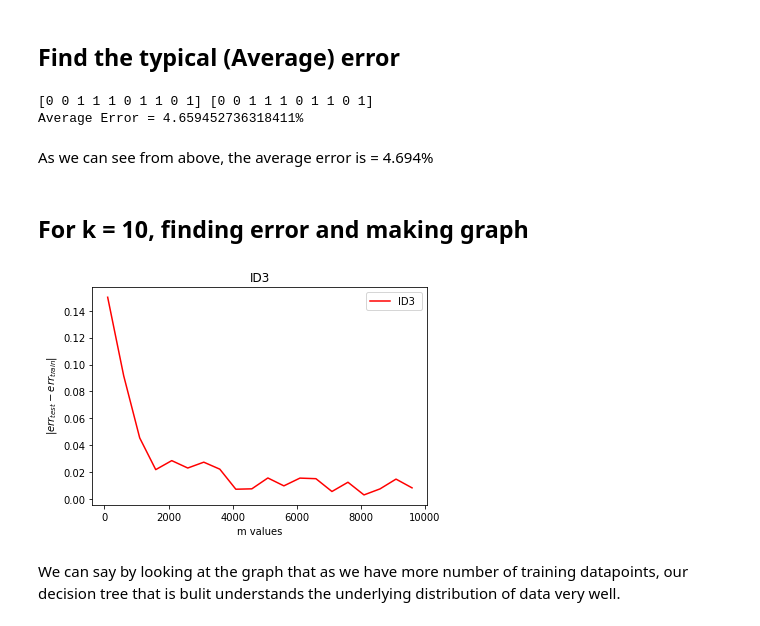
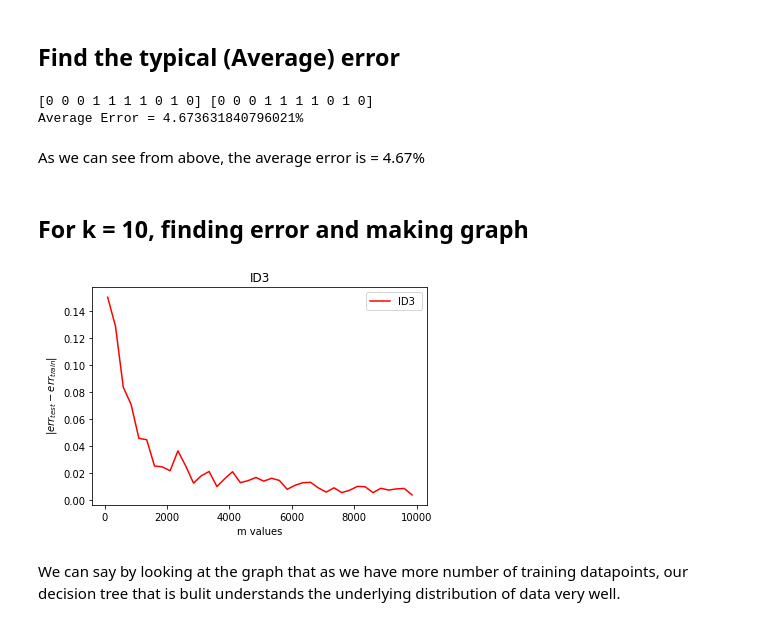
Before and after one commit to harsh-bhatt-25/ML_CS536, a Jupyter notebook: Assignment 2/Decision Trees.ipynb, the cells around one changed output. Saved outputs shown, nothing was run; the diff lists cells and outputs as text; code cells hidden in the pictures.

```diff
--- a/Assignment 2/Decision Trees.ipynb
+++ b/Assignment 2/Decision Trees.ipynb
@@ -13,10 +13,13 @@ import numpy as np
 import matplotlib.pyplot as plt
 from sklearn.model_selection import train_test_split
 # %%
+# Here we are generating dataset according to the scheme specified in question 1a.
+
 class GenerateDataset:
 
     def __init__(self, k):
         self.weights, self.y_array, self.x_array = [], [], []
+
         # Generate Weights
         weight_sum = 0
         for i in range(2, k + 1):
@@ -27,6 +30,7 @@ class GenerateDataset:
             self.weights.append(wi)
 
     def generate_y_values(self, x_values, k):
+        # According to the x values generated, we are generating the labels for a particular datapoint.
         check_sum = 0
         y = -1
         for i in range(1, k):
@@ -38,6 +42,7 @@ class GenerateDataset:
         return y
 
     def generate_data_points(self, k):
+        # Generate x values for a row and subsequently generate the labels calling the above function.
         x_values = [choices([0, 1], [0.5, 0.5])[0]]
 
         for i in range(1, k):
@@ -47,10 +52,14 @@ class GenerateDataset:
         self.x_array.append(x_values)
 
     def generate(self, m, k):
+        # Here we get the m and k values through which the dataset is generated.
         for i in range(m):
             self.generate_data_points(k)
         return np.array(self.x_array), np.array(self.y_array)
+
+# An example of dataset generated with 4 features and 10 datapoints.
 obj = GenerateDataset(4)
-a, b = obj.generate(10, 4)
-print(a,b)
+x, y = obj.generate(10, 4)
+print(x)
+print(y)
 # %% [output]
@@ -230,3 +251,16 @@ myerror = error(y_train, y_pred)
 print("Error on training data is ", myerror)
 # %% [output]
 Error on training data is  0.0
+# %%
+x, y = np.array([[0,0,1,1,1,1,1,1,1,0,0,1,1,0,0,1,1,1,0,1,0]
+,[0,0,0,0,0,1,1,1,1,1,1,1,1,0,0,0,0,1,1,0,1]
+,[0,1,1,1,1,1,1,0,1,1,0,0,1,1,1,1,0,0,1,1,0]
+,[0,0,0,1,1,1,1,1,1,0,0,0,0,1,1,0,1,0,0,1,1]
+,[1,1,1,1,1,1,0,1,0,0,0,0,1,1,1,1,1,0,1,1,0]
+,[1,1,1,0,0,0,0,0,1,1,1,1,1,1,1,1,0,1,1,0,1]
+,[0,0,1,1,1,1,1,1,1,1,1,1,1,1,1,1,1,1,0,1,0]
+,[1,1,1,0,0,0,1,1,1,1,0,0,1,1,0,1,1,0,0,0,1]
+,[0,1,0,0,1,1,1,0,0,1,0,0,0,0,0,1,1,0,1,0,1]
+,[1,1,1,1,1,1,1,1,0,1,1,1,1,1,1,0,0,1,1,0,1]]), np.array([1,0,1,1,0,1,1,1,1,1])
+clf.train(x, y)
+clf.print_tree(clf.root)
@@ -274,7 +323,7 @@ def average_error(y):
     average = total / len(y)
     return average * 100
 
-# As we have made a decision tree in the previous question, we would just use that tree to test our data now.
+# As we have fit a decision tree in the previous question, we would just use that tree to test our data now.
 y = []
 i = 0
 while i <= 200:
@@ -288,13 +337,13 @@ while i <= 200:
 
     i += 1
 
-print(y_test[:10], y_pred[:10])
+print("Some original labels: {}, Corresponding Predictions: {}".format(y_test[:10], y_pred[:10]))
 print("Average Error = {}%".format(average_error(y)))
 # %% [output]
-[0 0 1 1 1 0 1 1 0 1] [0 0 1 1 1 0 1 1 0 1]
-Average Error = 4.659452736318411%
+[0 0 0 1 1 1 1 0 1 0] [0 0 0 1 1 1 1 0 1 0]
+Average Error = 4.673631840796021%
 # %% [markdown]
-As we can see from above, the average error is = 4.694%
+As we can see from above, the average error is = 4.67%
 # %% [markdown]
 ## For k = 10, finding error and making graph
 # %%
@@ -307,26 +356,26 @@ def graph(x, y):
     plt.show()
 # %%
 x, y = [], []
-for i in range(100, 10000, 500):
+for i in range(100, 10000, 250):
     data_obj = GenerateDataset(10)
     x_dataset, y_dataset = data_obj.generate(i, 10)
     x_train, x_test, y_train, y_test = train_test_split(x_dataset, y_dataset, test_size=0.2, random_state=1234)
 
     clf = DecisionTree()
     clf.train(x_train, y_train)
 
     y_pred = clf.predict(x_test)
     acc = error(y_test, y_pred)
 
     y_train_pred = clf.predict(x_train)
     acc1 = error(y_train, y_train_pred)
 
     y.append(abs(acc - acc1))
     x.append(i)
 
 graph(x, y)
 # %% [output]
-[figure, old version]
+[figure, new version]
 # %% [markdown]
 We can say by looking at the graph that as we have more number of training datapoints, our decision tree that is bulit understands the underlying distribution of data very well.
 # %% [markdown]
```
Also changed, not shown: parts of 34 cells of this notebook, 9 other files.
